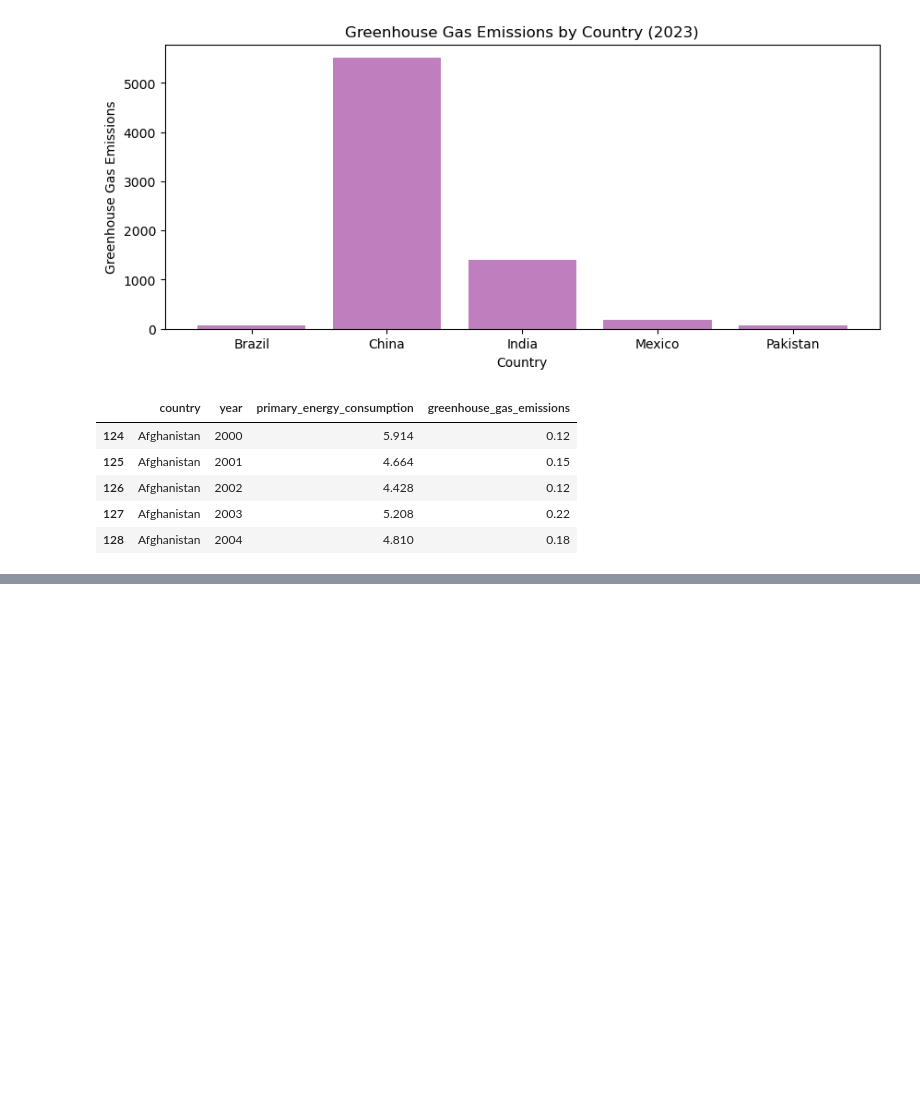
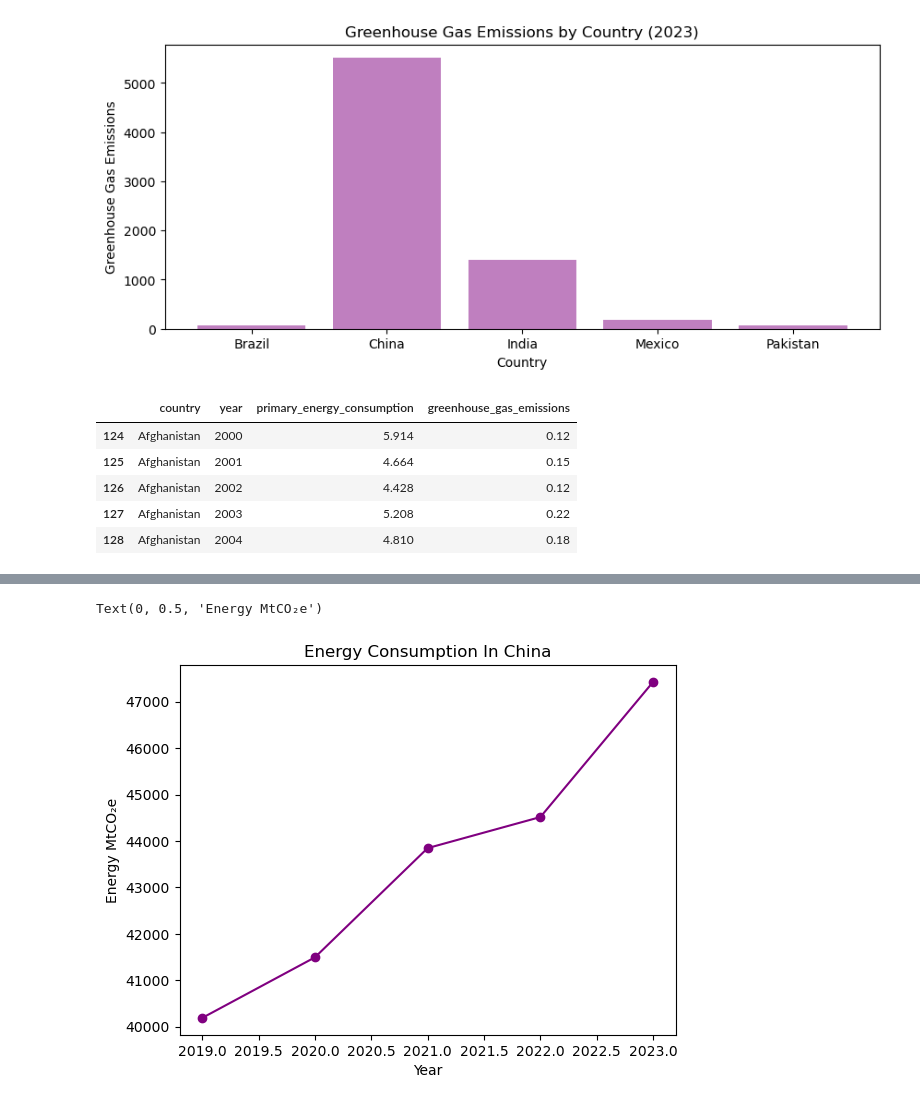
Before and after one commit to qwewe6/Project1_group4, a Jupyter notebook: denisa_project/Project 1.ipynb, the cells around one changed output, grey strips where cells are left out. Drawn from its saved outputs; the diff is of its cells as text; code cells hidden in the pictures; blank space fills up the shorter version.

```diff
--- a/denisa_project/Project 1.ipynb
+++ b/denisa_project/Project 1.ipynb
@@ -64,8 +68,8 @@ plt.show()
 # %%
 #filter out data
 
-single_country= df_cleaned[["country", "year", "primary_energy_consumption", "greenhouse_gas_emissions"]]
-single_country.head()
+single_countrydf= df_cleaned[["country", "year", "primary_energy_consumption", "greenhouse_gas_emissions"]]
+single_countrydf.head()
 # %% [output]
 |  | country | year | primary_energy_consumption | greenhouse_gas_emissions |
 | 124 | Afghanistan | 2000 | 5.914 | 0.12 |
@@ -75,0 +92,6 @@ single_country.head()
+# %%
+#filter our the data based on the last 5 years
+latest_year = single_countrydf["year"].max()
+last_5_years = latest_year - 5
+filtered_last_5_years = cleaned_version[cleaned_version["year"] > last_5_years]
+filtered_last_5_years.head()
@@ -75,0 +105,22 @@ single_country.head()
+# %%
+# Now find the country that has the highest level of energy consumptions and greenhouse gas
+
+highest_energy_country = (
+    filtered_last_5_years.groupby("country")["primary_energy_consumption"].sum().idxmax()
+)
+highest_emissions_country = (
+    filtered_last_5_years.groupby("country")["greenhouse_gas_emissions"].sum().idxmax()
+)
+highest_energy_data = filtered_last_5_years[
+    filtered_last_5_years["country"] == highest_energy_country
+]
+highest_emissions_data = filtered_last_5_years[
+    filtered_last_5_years["country"] == highest_emissions_country
+]
+
+
+
+print(f"Highest Energy Consumption Country: {highest_energy_country}")
+print(highest_energy_data.to_string(index=False))
+print(f"\nHighest Greenhouse Gas Emissions Country: {highest_emissions_country}")
+print(highest_emissions_data.to_string(index=False))
@@ -75,0 +143,11 @@ single_country.head()
+# %%
+#make a linegraph to display data for energy consumption
+
+plt.plot(highest_energy_data["year"], highest_energy_data["primary_energy_consumption"],
+         marker='o', linestyle='-', color='purple', label="Energy Consumption")
+plt.title('Energy Consumption In China')
+plt.xlabel('Year')
+plt.ylabel('Energy MtCO₂e')
+# %% [output]
+Text(0, 0.5, 'Energy MtCO₂e')
+[figure, added]
```
Also changed, not shown: parts of 5 cells of this notebook.
